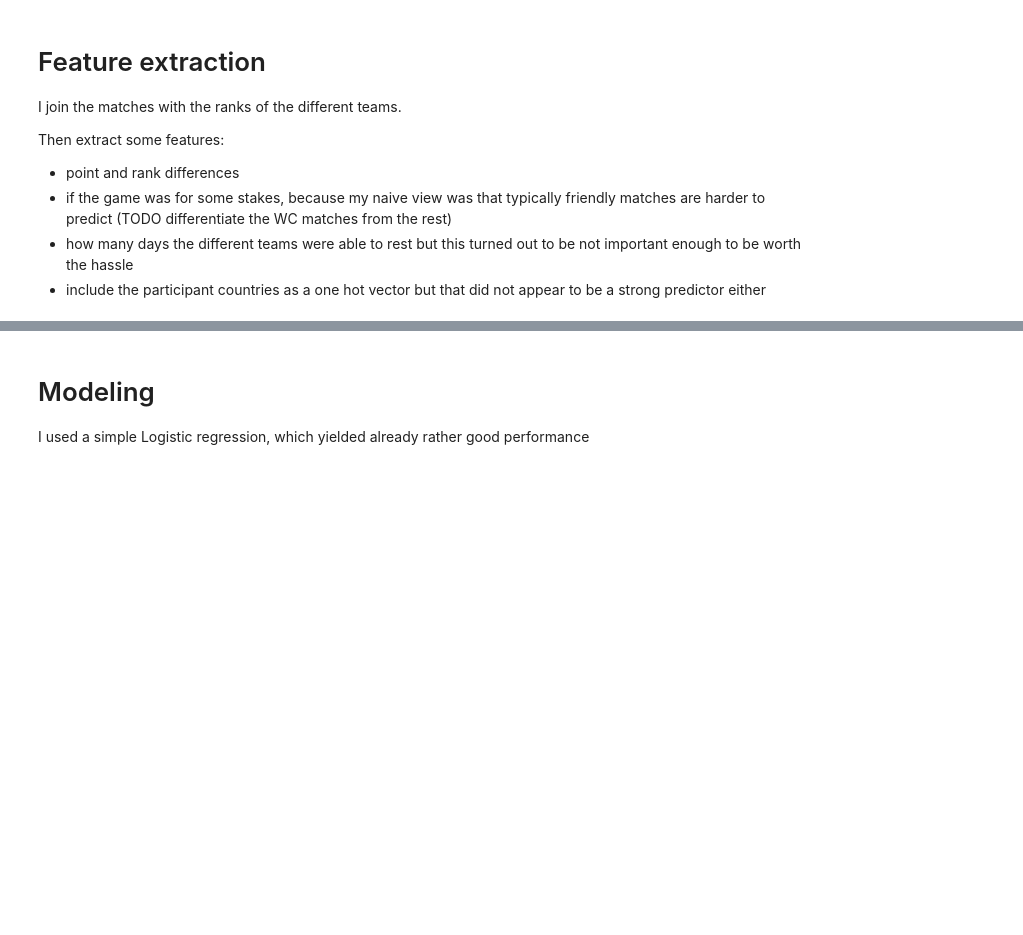
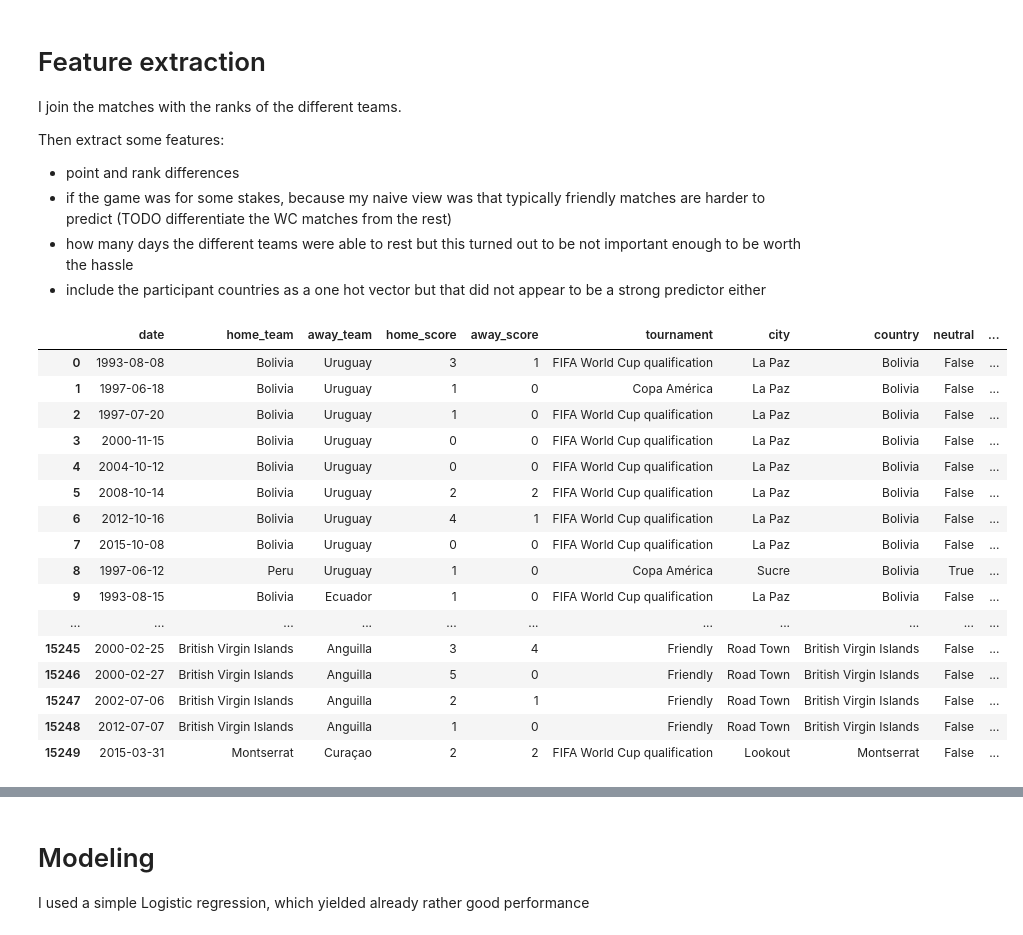
Before and after one commit to rogeriochaves/notebooks, a Jupyter notebook: worldcup/notebook/notebook.ipynb, the cells around one changed output, grey strips where cells are left out. Cells and saved outputs as stored; diff of their text form; code cells hidden in the pictures; blank space fills up the shorter version.

Commit message:
Update with known results

```diff
--- a/worldcup/notebook/notebook.ipynb
+++ b/worldcup/notebook/notebook.ipynb
@@ -134,17 +118,78 @@ matches = matches.merge(rankings,
 # %%
-# feature generation
-matches['rank_difference'] = matches['rank_home'] - matches['rank_away']
-matches['average_rank'] = (matches['rank_home'] + matches['rank_away'])/2
-matches['point_difference'] = matches['weighted_points_home'] - matches['weighted_points_away']
-matches['score_difference'] = matches['home_score'] - matches['away_score']
-matches['is_won'] = matches['score_difference'] > 0 # take draw as lost
-matches['is_stake'] = (matches['tournament'] != 'Friendly').astype(int)
+# I want to have the ranks for every day
+rankings = rankings.set_index(['rank_date'])\
+            .groupby(['country_full'], group_keys=False)\
+            .resample('D').first()\
+            .fillna(method='ffill')\
+            .reset_index()
 
-# I tried earlier rest days but it did not turn to be useful
-max_rest = 30
-matches['rest_days'] = matches.groupby('home_team').diff()['date'].dt.days.clip(0,max_rest).fillna(max_rest)
+def create_matches():
+    matches = pd.read_csv('../input/results.csv')
+    matches =  matches.replace({'Germany DR': 'Germany', 'China': 'China PR'})
+    matches['date'] = pd.to_datetime(matches['date'])
+    # join the ranks
+    matches = matches.merge(rankings,
+                            left_on=['date', 'home_team'],
+                            right_on=['rank_date', 'country_full'])
+    matches = matches.merge(rankings,
+                            left_on=['date', 'away_team'],
+                            right_on=['rank_date', 'country_full'],
+                            suffixes=('_home', '_away'))
 
-# I tried earlier the team as well but that did not make a difference either
-matches['wc_participant'] = matches['home_team'] * matches['home_team'].isin(world_cup.index.tolist())
-matches['wc_participant'] = matches['wc_participant'].replace({'':'Other'})
-matches = matches.join(pd.get_dummies(matches['wc_participant']))
+    # feature generation
+    matches['rank_difference'] = matches['rank_home'] - matches['rank_away']
+    matches['average_rank'] = (matches['rank_home'] + matches['rank_away'])/2
+    matches['point_difference'] = matches['weighted_points_home'] - matches['weighted_points_away']
+    matches['score_difference'] = matches['home_score'] - matches['away_score']
+    matches['is_won'] = matches['score_difference'] > 0 # take draw as lost
+    matches['is_stake'] = (matches['tournament'] != 'Friendly').astype(int)
+
+    # I tried earlier rest days but it did not turn to be useful
+    max_rest = 30
+    matches['rest_days'] = matches.groupby('home_team').diff()['date'].dt.days.clip(0,max_rest).fillna(max_rest)
+
+    # I tried earlier the team as well but that did not make a difference either
+    matches['wc_participant'] = matches['home_team'] * matches['home_team'].isin(world_cup.index.tolist())
+    matches['wc_participant'] = matches['wc_participant'].replace({'':'Other'})
+    matches = matches.join(pd.get_dummies(matches['wc_participant']))
+
+    matches = matches.merge(temperatures,
+                        left_on=['home_team'],
+                        right_on=['Country'],
+                        suffixes=('_country', '_home'))
+
+    matches = matches.merge(temperatures,
+                            left_on=['away_team'],
+                            right_on=['Country'],
+                            suffixes=('_home', '_away'))
+
+    matches = matches.merge(temperatures,
+                            left_on=['country'],
+                            right_on=['Country'],
+                            suffixes=('_away', '_country'))
+
+    matches['temperature_difference_home'] = matches['AverageTemperature'] - matches['AverageTemperature_home']
+    matches['temperature_difference_away'] = matches['AverageTemperature'] - matches['AverageTemperature_away']
+
+    return matches
+
+matches = create_matches()
+matches
+# %% [output]
+|  | date | home_team | away_team | home_score | away_score | tournament | city | country | neutral | ... |
+| 0 | 1993-08-08 | Bolivia | Uruguay | 3 | 1 | FIFA World Cup qualification | La Paz | Bolivia | False | ... |
+| 1 | 1997-06-18 | Bolivia | Uruguay | 1 | 0 | Copa América | La Paz | Bolivia | False | ... |
+| 2 | 1997-07-20 | Bolivia | Uruguay | 1 | 0 | FIFA World Cup qualification | La Paz | Bolivia | False | ... |
+| 3 | 2000-11-15 | Bolivia | Uruguay | 0 | 0 | FIFA World Cup qualification | La Paz | Bolivia | False | ... |
+| 4 | 2004-10-12 | Bolivia | Uruguay | 0 | 0 | FIFA World Cup qualification | La Paz | Bolivia | False | ... |
+| 5 | 2008-10-14 | Bolivia | Uruguay | 2 | 2 | FIFA World Cup qualification | La Paz | Bolivia | False | ... |
+| 6 | 2012-10-16 | Bolivia | Uruguay | 4 | 1 | FIFA World Cup qualification | La Paz | Bolivia | False | ... |
+| 7 | 2015-10-08 | Bolivia | Uruguay | 0 | 0 | FIFA World Cup qualification | La Paz | Bolivia | False | ... |
+| 8 | 1997-06-12 | Peru | Uruguay | 1 | 0 | Copa América | Sucre | Bolivia | True | ... |
+| 9 | 1993-08-15 | Bolivia | Ecuador | 1 | 0 | FIFA World Cup qualification | La Paz | Bolivia | False | ... |
+| ... | ... | ... | ... | ... | ... | ... | ... | ... | ... | ... |
+| 15245 | 2000-02-25 | British Virgin Islands | Anguilla | 3 | 4 | Friendly | Road Town | British Virgin Islands | False | ... |
+| 15246 | 2000-02-27 | British Virgin Islands | Anguilla | 5 | 0 | Friendly | Road Town | British Virgin Islands | False | ... |
+| 15247 | 2002-07-06 | British Virgin Islands | Anguilla | 2 | 1 | Friendly | Road Town | British Virgin Islands | False | ... |
+| 15248 | 2012-07-07 | British Virgin Islands | Anguilla | 1 | 0 | Friendly | Road Town | British Virgin Islands | False | ... |
+| 15249 | 2015-03-31 | Montserrat | Curaçao | 2 | 2 | FIFA World Cup qualification | Lookout | Montserrat | False | ... |
```
Also changed, not shown: parts of 10 cells of this notebook.
